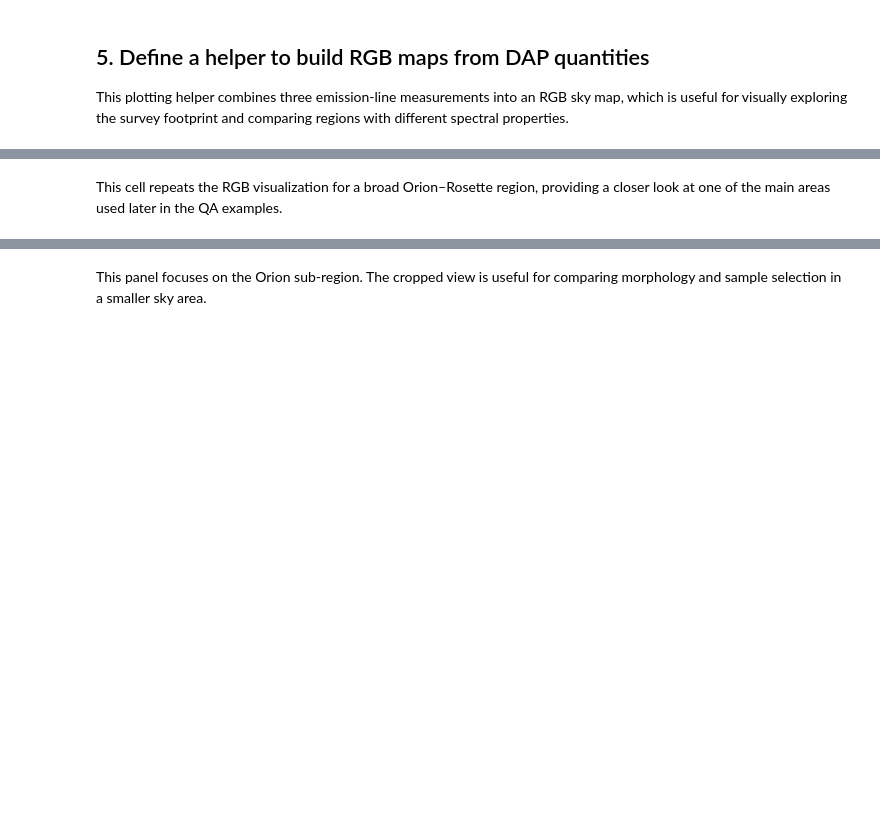
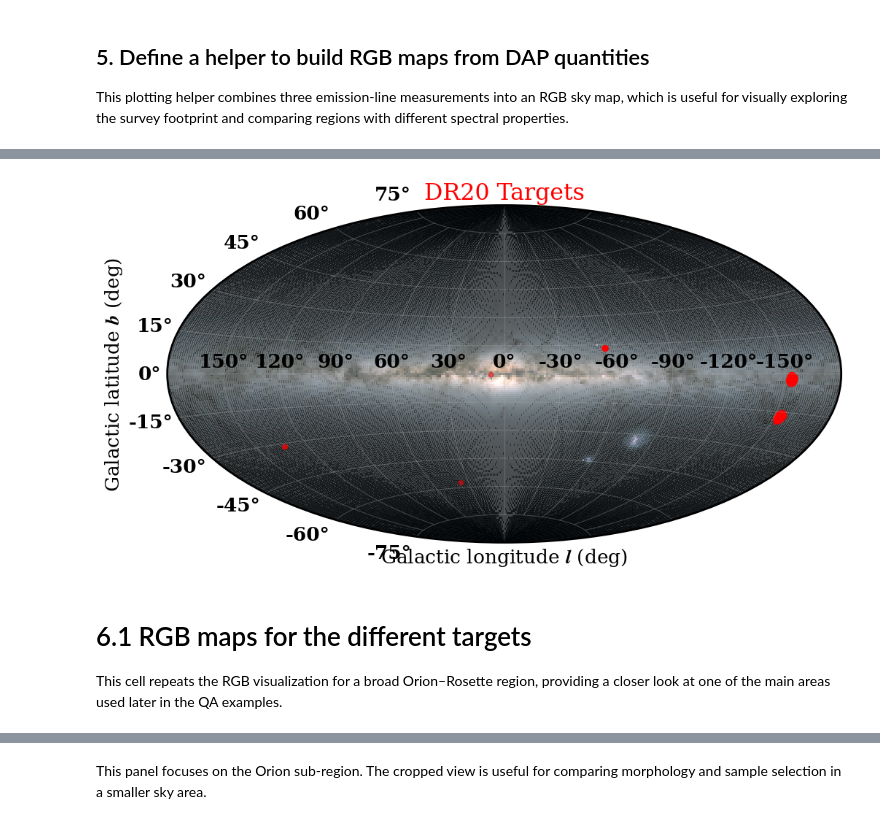
Before and after one commit to sdss/dr20_tutorials, a Jupyter notebook: lvm_dr20_drpall_dapall_qa_bitmask.ipynb, the cells around one changed output, grey strips where cells are left out. Cells and saved outputs as stored; diff of their text form; code cells hidden in the pictures; blank space fills up the shorter version.

Commit message:
Update of the lvm_dr20 tutorial bitmask read

```diff
--- a/lvm_dr20_drpall_dapall_qa_bitmask.ipynb
+++ b/lvm_dr20_drpall_dapall_qa_bitmask.ipynb
@@ -61,9 +69,6 @@ access = Access(release='dr20', verbose=True)
 import warnings
 
 warnings.simplefilter("ignore")
-# %%
-from sdss_access import Access
-access = Access(release='dr20', verbose=True)
 # %% [markdown]
 # ---
 # %% [markdown]
@@ -330,0 +326,13 @@ min/max:-100/5000.0
+# %%
+def load_image_from_url(url: str, timeout: int = 15):
+    print("Downloading image...")
+    req = Request(url, headers={"User-Agent": "Mozilla/5.0"})
+    with urlopen(req, timeout=timeout) as response:
+        data = response.read()
+    print(f"Downloaded {len(data) / 1e6:.1f} MB")
+    return mpimg.imread(BytesIO(data), format="jpg")
+
+
+bg = load_image_from_url(
+    "https://cdn.sci.esa.int/documents/33580/35361/1567215018395-ESA_Gaia_DR2_AllSky_Brightness_Colour_Cartesian_625.jpg"
+)
@@ -331,4 +557,46 @@ min/max:-100/5000.0
+# %%
+#
+fig, ax = plt.subplots(figsize=(12, 6), subplot_kw={'projection': 'aitoff'})
+ax.grid(True, alpha=0.3)
+draw_equirectangular_on_aitoff(
+    ax,
+    bg,
+    alpha=0.75,
+    mirror_longitude=False,
+    max_width=360,
+)
+
+
+
+# keep downstream scatter calls in degrees; convert to radians for Aitoff
+_scatter = ax.scatter
+ax.scatter = lambda lon_deg, lat_deg, *args, **kwargs: _scatter(
+    np.radians((-1)*lon_deg), np.radians(lat_deg), *args, **kwargs
+)
+
+
+c_icrs = SkyCoord(ra=tab_all['ra'] * u.deg, dec=tab_all['dec'] * u.deg, frame='icrs')
+c_gal = c_icrs.galactic
+
+# reuse ra/dec fields for plotting with existing scatter lines
+tab_all['ra_g'] = c_gal.l.wrap_at(180 * u.deg).deg
+tab_all['dec_g'] = c_gal.b.deg
+ax.scatter(tab_all['ra_g'], tab_all['dec_g'], s=20, c='red', alpha=0.5)
+
+xticks_deg = np.array([-150, -120, -90, -60, -30, 0, 30, 60, 90, 120, 150])
+ax.set_xticks(np.radians(xticks_deg))
+ax.set_xticklabels([f"{-x}°" if x != 0 else "0°" for x in xticks_deg])
+
+ax.set_xlabel('Galactic longitude $l$ (deg)')
+ax.set_ylabel('Galactic latitude $b$ (deg)')
+ax.set_title('DR20 Targets',color='red')
+#ax.set_xlim(180,-180)
+#ax.set_xlim(360,0)
+plt.show()
+# %% [output]
+[figure, added]
 # %% [markdown]
+# 6.1 RGB maps for the different targets
 This cell repeats the RGB visualization for a broad Orion–Rosette region, providing a closer look at one of the main areas used later in the QA examples.
 # %%
 mask_Orion_Rosette = (tab_all['ra']>65) & (tab_all['ra']<110) & (tab_all['dec']>-7) & (tab_all['dec']<10)
```
Also changed, not shown: parts of 14 cells of this notebook.
